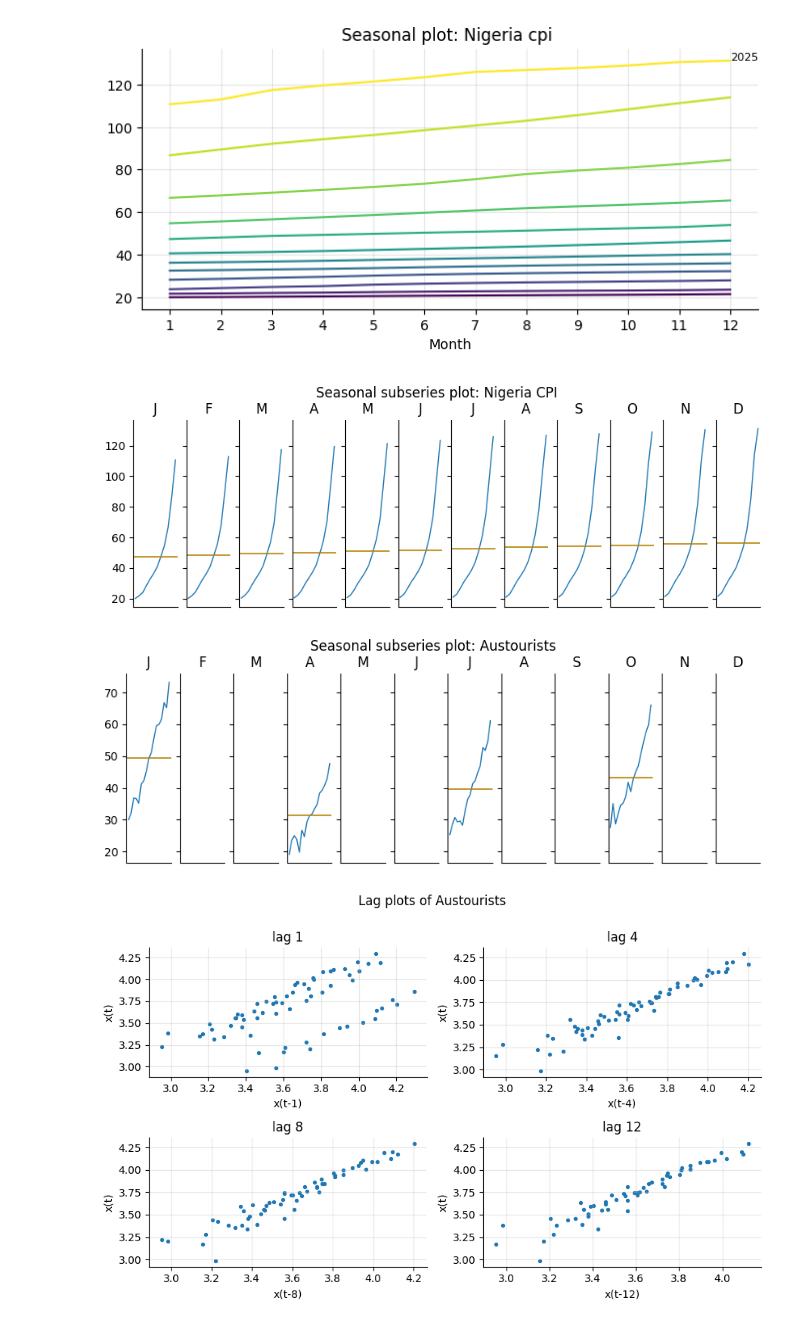
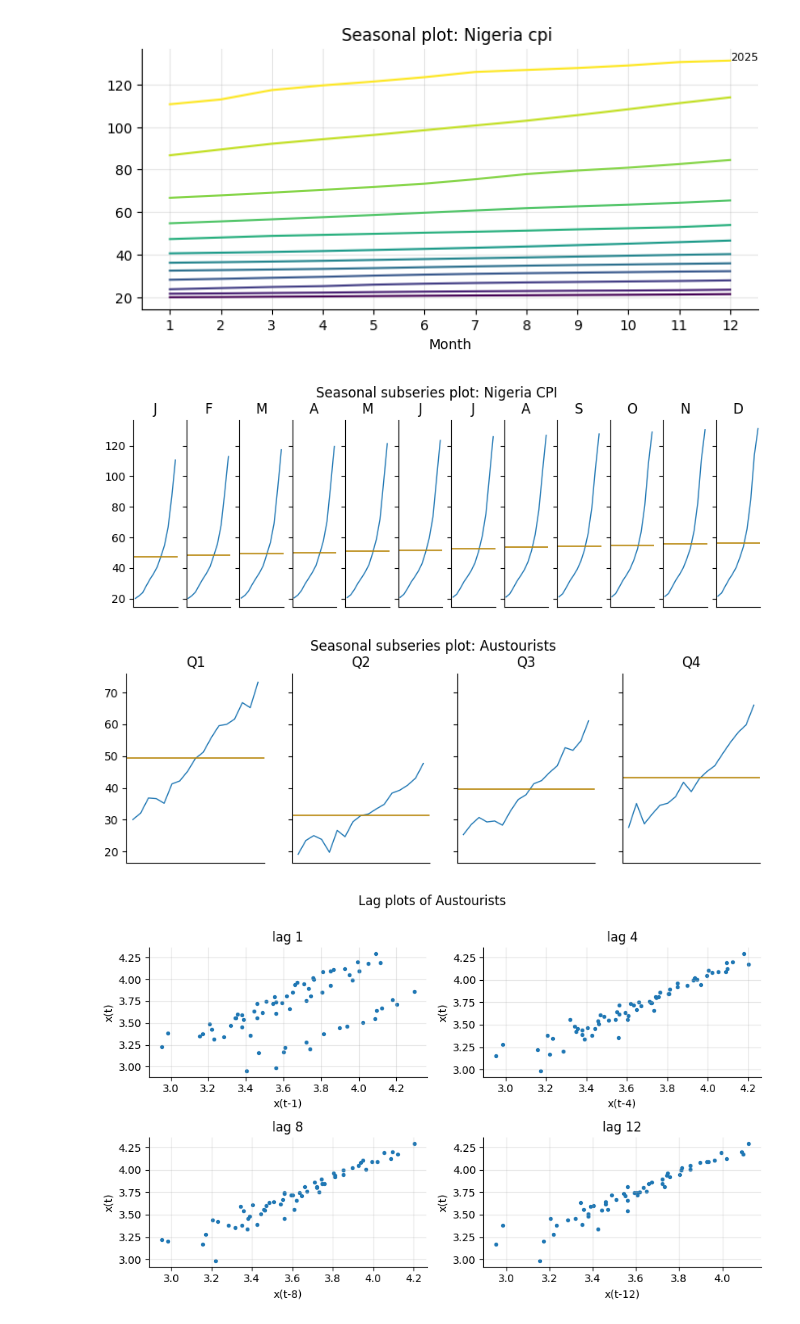
Before and after one commit to Favour-Fregene/NUTDTS816_Course_Repository, a Jupyter notebook: notebooks/assessments/A1_starter.ipynb, the cells around one changed output. Cells and saved outputs as stored; diff of their text form; code cells hidden in the pictures.

```diff
--- a/notebooks/assessments/A1_starter.ipynb
+++ b/notebooks/assessments/A1_starter.ipynb
@@ -124,22 +137,30 @@ plt.show()
 # %%
 # Seasonal Subseries plot for both serie
 def subseries_plot(s, title=''):
-    df = pd.DataFrame({'v': s.values, 'year': s.index.year, 'month': s.index.month})
-    fig, axes = plt.subplots(1, 12, figsize=(10, 3), sharey=True)
-    for m, ax in zip(range(1, 13), axes):
-        sub = df[df.month == m]
-        ax.plot(sub.year, sub.v, lw=1); ax.axhline(sub.v.mean(), color='#B8860B', lw=1.2)
-        ax.set_title(['J','F','M','A','M','J','J','A','S','O','N','D'][m-1]); ax.set_xticks([]); ax.grid(False)
-    fig.suptitle(title, y=1.02); return fig
+    is_q = s.index.freqstr.startswith('Q')
+    per = s.index.quarter if is_q else s.index.month
+    n = 4 if is_q else 12
+    labels = ['Q1', 'Q2', 'Q3', 'Q4'] if is_q else list('JFMAMJJASOND')
+    df = pd.DataFrame({'v': s.values, 'year': s.index.year, 'p': per})
+    fig, axes = plt.subplots(1, n, figsize=(10, 3), sharey=True)
+    for p, ax in zip(range(1, n + 1), axes):
+        sub = df[df.p == p]
+        ax.plot(sub.year, sub.v, lw=1)
+        ax.axhline(sub.v.mean(), color='#B8860B', lw=1.2)
+        ax.set_title(labels[p - 1])
+        ax.set_xticks([])
+        ax.grid(False)
+    fig.suptitle(title, y=1.02)
+    return fig
 
 subseries_plot(cpi, title = 'Seasonal subseries plot: Nigeria CPI')
 plt.show()
 print()
 subseries_plot(at, title = 'Seasonal subseries plot: Austourists')
 plt.show()
 # %% [output]
 [figure]
-[figure, old version]
+[figure, new version]
 # %%
 # Lag plot for Austourists
 def lag_plot_at(s, lags=(1, 4, 8,12), title=''):
```
Also changed, not shown: parts of 7 cells of this notebook.
